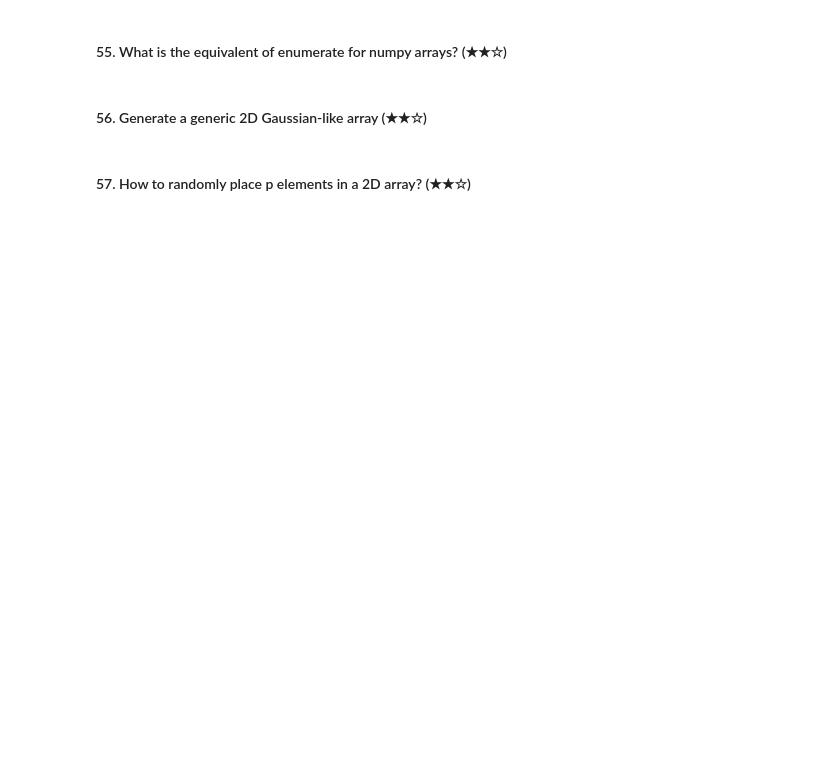
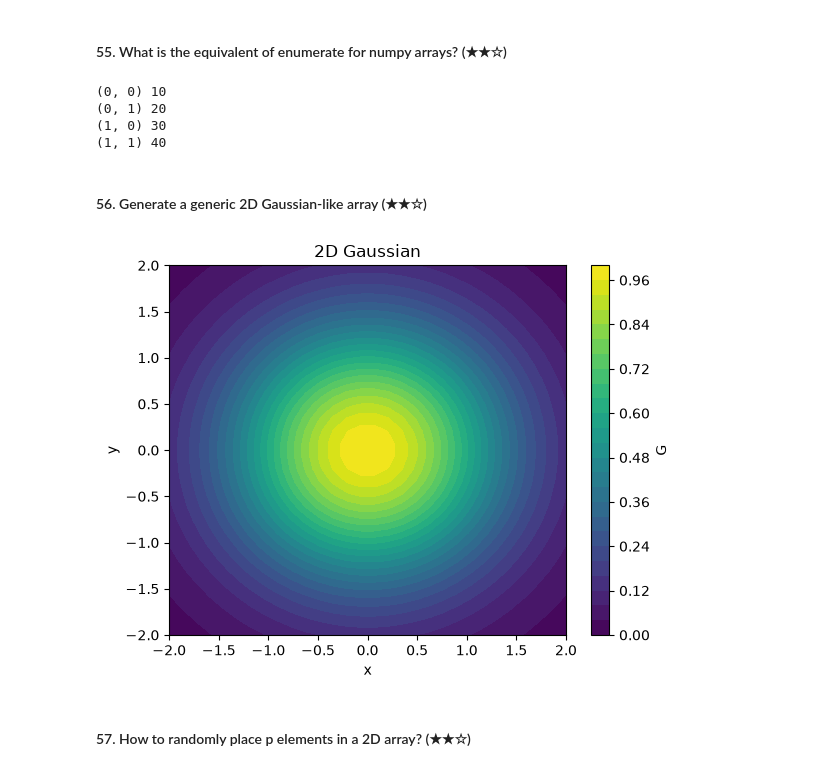
Before and after one commit to vgraman0/learning-jax, a Jupyter notebook: NumPy/numpy-100-master/100_Numpy_exercises.ipynb, the cells around one changed output. Drawn from its saved outputs; the diff is of its cells as text; code cells hidden in the pictures; blank space fills up the shorter version.

```diff
--- a/NumPy/numpy-100-master/100_Numpy_exercises.ipynb
+++ b/NumPy/numpy-100-master/100_Numpy_exercises.ipynb
@@ -526,6 +636,30 @@ numpy.float64
 # %% [markdown]
 #### 55. What is the equivalent of enumerate for numpy arrays? (★★☆)
+# %%
+a = np.array([[10, 20], [30, 40]])
+for idx, val in np.ndenumerate(a):
+    print(idx, val)
+# %% [output]
+(0, 0) 10
+(0, 1) 20
+(1, 0) 30
+(1, 1) 40
 # %% [markdown]
 #### 56. Generate a generic 2D Gaussian-like array (★★☆)
+# %%
+X, Y = np.meshgrid(np.linspace(-2, 2, 30), np.linspace(-2, 2, 30))
+G = np.exp(-(X**2 + Y**2)/2)
+
+
+import matplotlib.pyplot as plt
+
+plt.contourf(X,Y,G, levels=30, cmap='viridis')
+plt.colorbar(label='G')
+plt.xlabel('x')
+plt.ylabel('y')
+plt.title('2D Gaussian')
+plt.show()
+# %% [output]
+[figure, added]
 # %% [markdown]
 #### 57. How to randomly place p elements in a 2D array? (★★☆)
```
Also changed, not shown: parts of 20 cells of this notebook, 1 other file.
